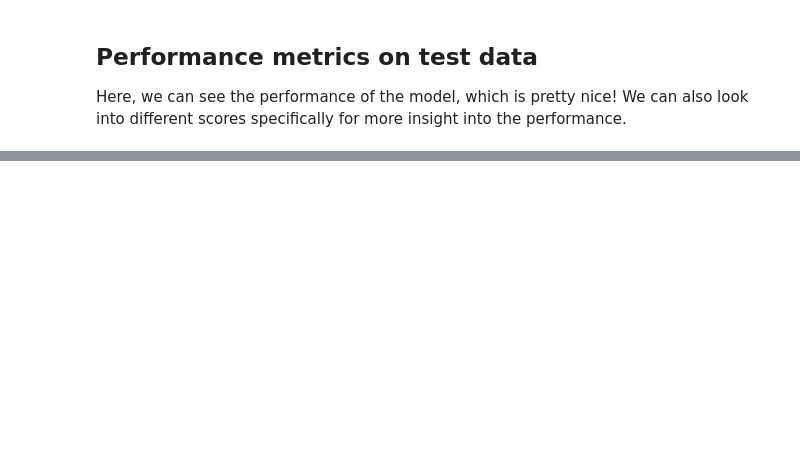
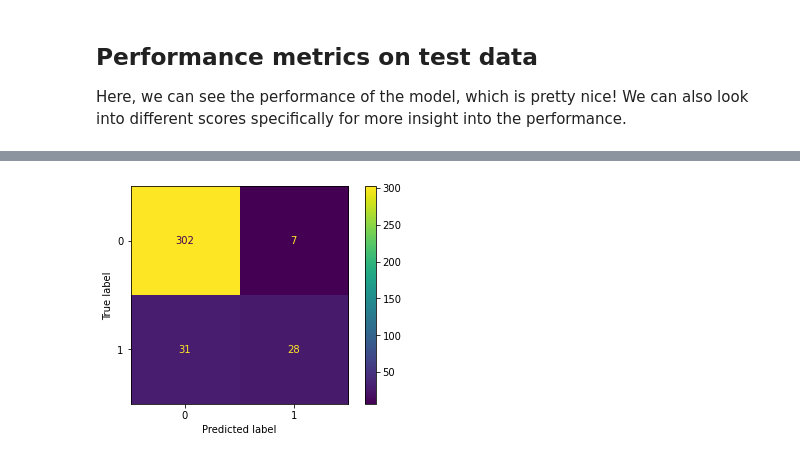
Before and after one commit to lexiewebel/51-assign05-lexiewebel, a Jupyter notebook: employee_churn_template.ipynb, the cells around one changed output, grey strips where cells are left out. Saved outputs shown, nothing was run; the diff lists cells and outputs as text; code cells hidden in the pictures; blank space fills up the shorter version.

```diff
--- a/employee_churn_template.ipynb
+++ b/employee_churn_template.ipynb
@@ -170,8 +280,16 @@ num_pipeline = Pipeline(steps=[('impute_num', SimpleImputer(strategy='mean')),
 # %%
 # TODO: establish your preprocessing pipeline by your feature set
 
-cat_cols = ['number']
-num_cols = ['orbital_period', 'mass', 'distance', 'year']
+cat_cols = ['MaritalStatus', 'JobRole', 'EducationField', 'Department', 'BusinessTravel']
+num_cols = ['Age',  'DailyRate',
+       'DistanceFromHome', 'Education', 'EmployeeCount',
+       'EmployeeNumber', 'EnvironmentSatisfaction', 'Gender', 'HourlyRate',
+       'JobInvolvement', 'JobLevel', 'JobSatisfaction', 'MonthlyIncome', 'MonthlyRate', 'NumCompaniesWorked',
+       'Over18', 'OverTime', 'PercentSalaryHike', 'PerformanceRating',
+       'RelationshipSatisfaction', 'StandardHours', 'StockOptionLevel',
+       'TotalWorkingYears', 'TrainingTimesLastYear', 'WorkLifeBalance',
+       'YearsAtCompany', 'YearsInCurrentRole', 'YearsSinceLastPromotion',
+       'YearsWithCurrManager']
 
 preproc = ColumnTransformer([('cat_pipe', cat_pipeline, cat_cols),
                              ('num_pipe', num_pipeline, num_cols)],
@@ -249,2 +551,10 @@ Here, we can see the performance of the model, which is pretty nice! We can also
 # %%
 # TODO: plot the confusion matrix graph
+cm = confusion_matrix(y_test, grid_search1.best_estimator_.predict(X_test))
+disp = ConfusionMatrixDisplay(confusion_matrix=cm,
+                               display_labels=grid_search1.classes_)
+disp.plot()
+
+plt.show()
+# %% [output]
+[figure, added]
```
Also changed, not shown: parts of 25 cells of this notebook.
